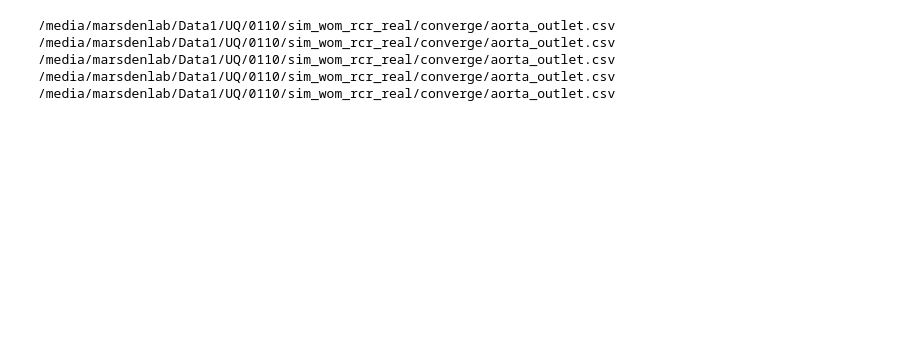
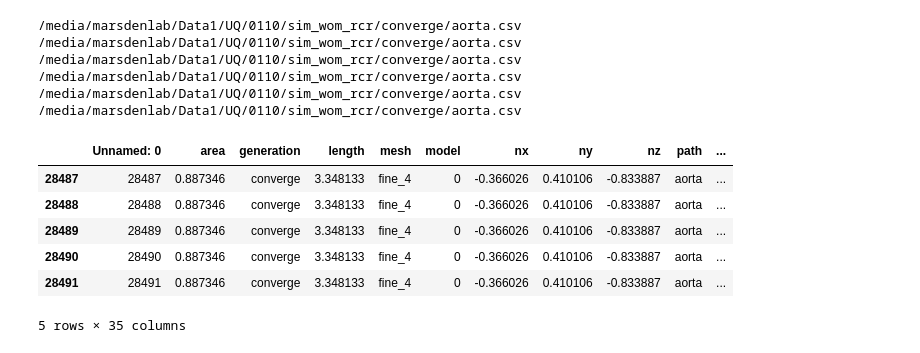
Before and after one commit to noahfields1/seg_regression, a Jupyter notebook: notebooks/UQ/0110_unsteady_mesh_converge.ipynb, the cells around one changed output. Saved outputs shown, nothing was run; the diff lists cells and outputs as text; code cells hidden in the pictures; blank space fills up the shorter version.

```diff
--- a/notebooks/UQ/0110_unsteady_mesh_converge.ipynb
+++ b/notebooks/UQ/0110_unsteady_mesh_converge.ipynb
@@ -14,11 +14,11 @@ sys.path.append(os.path.abspath('../..'))
 from modules import io
 # %%
 paths = [
-    "aorta_outlet",
+    "aorta",
 ]
 
 CASES = [
-    "sim_wom_rcr_real"
+    "sim_wom_rcr"
 ]
 
 meshes = [
@@ -26,7 +26,8 @@ meshes = [
     "medium",
     "fine",
     "fine_2",
-    "fine_3"
+    "fine_3",
+    "fine_4"
 ]
 
 quants   = [
@@ -47,12 +48,17 @@ for case in CASES:
             for m in meshes:
                     CSV    = "/media/marsdenlab/Data1/UQ/0110/"+case+"/converge"+'/'+p+".csv"
 
-                    OUTPUT = "/media/marsdenlab/Data1/UQ/0110/"+case+"/"+str(generation)+"/"+m+"/"+p
+                    OUTPUT = "/media/marsdenlab/Data1/UQ/0110/"+case+"/"+str(generation)+"/"+m
                     io.mkdir(OUTPUT)
-                    OUTPUT = OUTPUT+'/'+m
+                    OUTPUT = OUTPUT+'/'+p
                     io.mkdir(OUTPUT)
                     print(CSV)
                     df = pd.read_csv(CSV)
+
+                    points = df['point'].unique()
+                    point = points[-1]
+
+                    df = df.loc[df['point'] == point]
                     df = df.loc[df['mesh']==m]
 
 
@@ -61,11 +67,22 @@ for case in CASES:
 
 DATA = pd.concat([t[3] for t in tups])
 # %% [output]
-/media/marsdenlab/Data1/UQ/0110/sim_wom_rcr_real/converge/aorta_outlet.csv
-/media/marsdenlab/Data1/UQ/0110/sim_wom_rcr_real/converge/aorta_outlet.csv
-/media/marsdenlab/Data1/UQ/0110/sim_wom_rcr_real/converge/aorta_outlet.csv
-/media/marsdenlab/Data1/UQ/0110/sim_wom_rcr_real/converge/aorta_outlet.csv
-/media/marsdenlab/Data1/UQ/0110/sim_wom_rcr_real/converge/aorta_outlet.csv
+/media/marsdenlab/Data1/UQ/0110/sim_wom_rcr/converge/aorta.csv
+/media/marsdenlab/Data1/UQ/0110/sim_wom_rcr/converge/aorta.csv
+/media/marsdenlab/Data1/UQ/0110/sim_wom_rcr/converge/aorta.csv
+/media/marsdenlab/Data1/UQ/0110/sim_wom_rcr/converge/aorta.csv
+/media/marsdenlab/Data1/UQ/0110/sim_wom_rcr/converge/aorta.csv
+/media/marsdenlab/Data1/UQ/0110/sim_wom_rcr/converge/aorta.csv
+# %%
+df.iloc[:5]
+# %% [output]
+|  | Unnamed: 0 | area | generation | length | mesh | model | nx | ny | nz | path | ... |
+| 28487 | 28487 | 0.887346 | converge | 3.348133 | fine_4 | 0 | -0.366026 | 0.410106 | -0.833887 | aorta | ... |
+| 28488 | 28488 | 0.887346 | converge | 3.348133 | fine_4 | 0 | -0.366026 | 0.410106 | -0.833887 | aorta | ... |
+| 28489 | 28489 | 0.887346 | converge | 3.348133 | fine_4 | 0 | -0.366026 | 0.410106 | -0.833887 | aorta | ... |
+| 28490 | 28490 | 0.887346 | converge | 3.348133 | fine_4 | 0 | -0.366026 | 0.410106 | -0.833887 | aorta | ... |
+| 28491 | 28491 | 0.887346 | converge | 3.348133 | fine_4 | 0 | -0.366026 | 0.410106 | -0.833887 | aorta | ... |
+5 rows × 35 columns
 # %%
 d = tups[0][3]
 print(d.shape)
```
Also changed, not shown: parts of 3 cells of this notebook, 42 other files.
